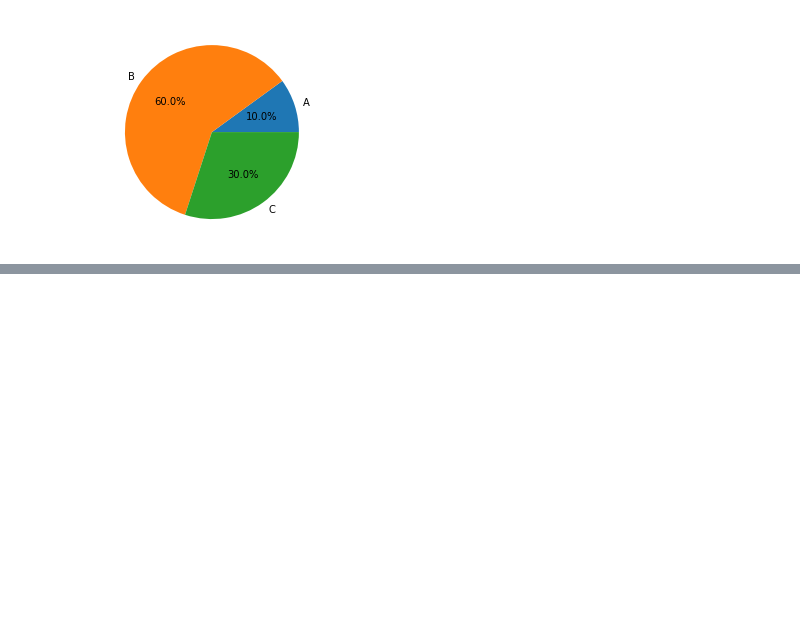
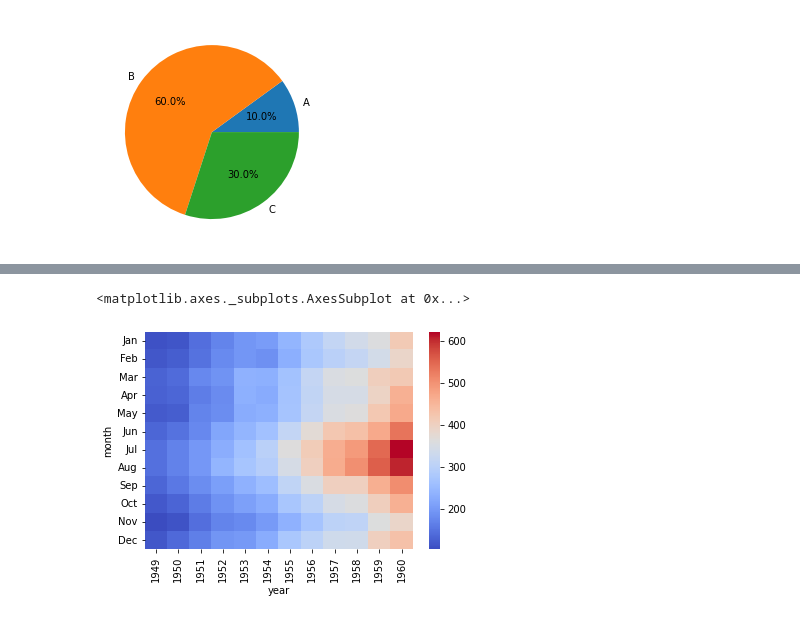
Before and after one commit to jinhyukbae/playdata, a Jupyter notebook: 221212_ch03_시각화_02.ipynb, the cells around one changed output, grey strips where cells are left out. Cells and saved outputs as stored; diff of their text form; code cells hidden in the pictures; blank space fills up the shorter version.

```diff
--- a/221212_ch03_시각화_02.ipynb
+++ b/221212_ch03_시각화_02.ipynb
@@ -286,0 +352,5 @@ plt.show()
+# %%
+sns.heatmap(data=fp, cmap='coolwarm')
+# %% [output]
+<matplotlib.axes._subplots.AxesSubplot at 0x...>
+[figure, added]
```
Also changed, not shown: parts of 21 cells of this notebook.
